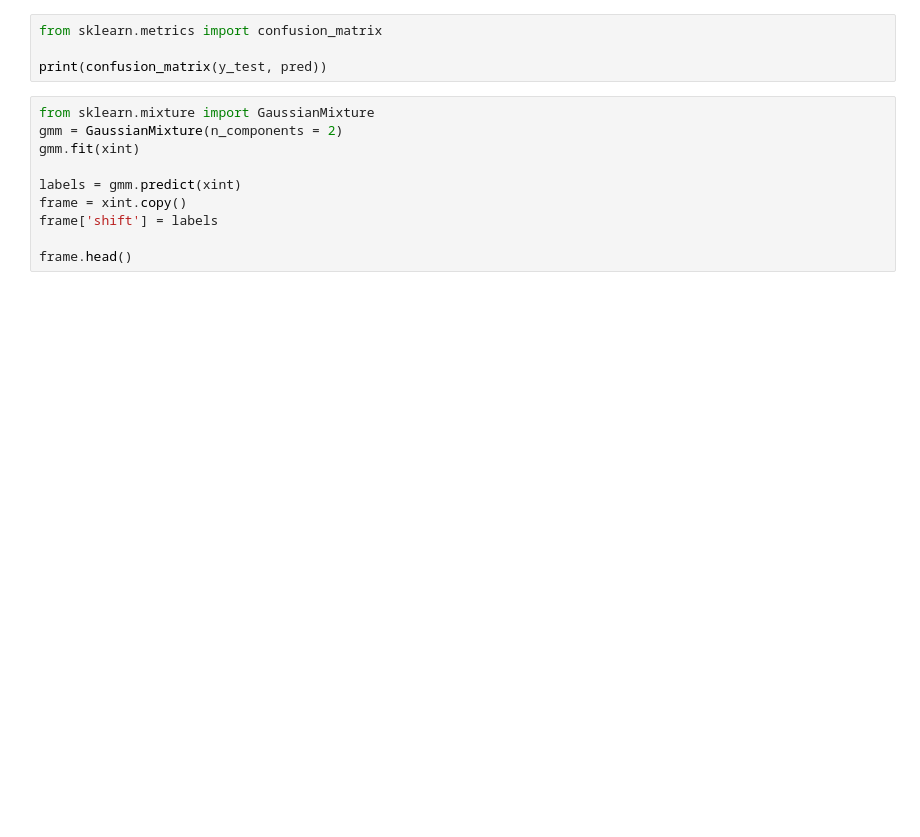
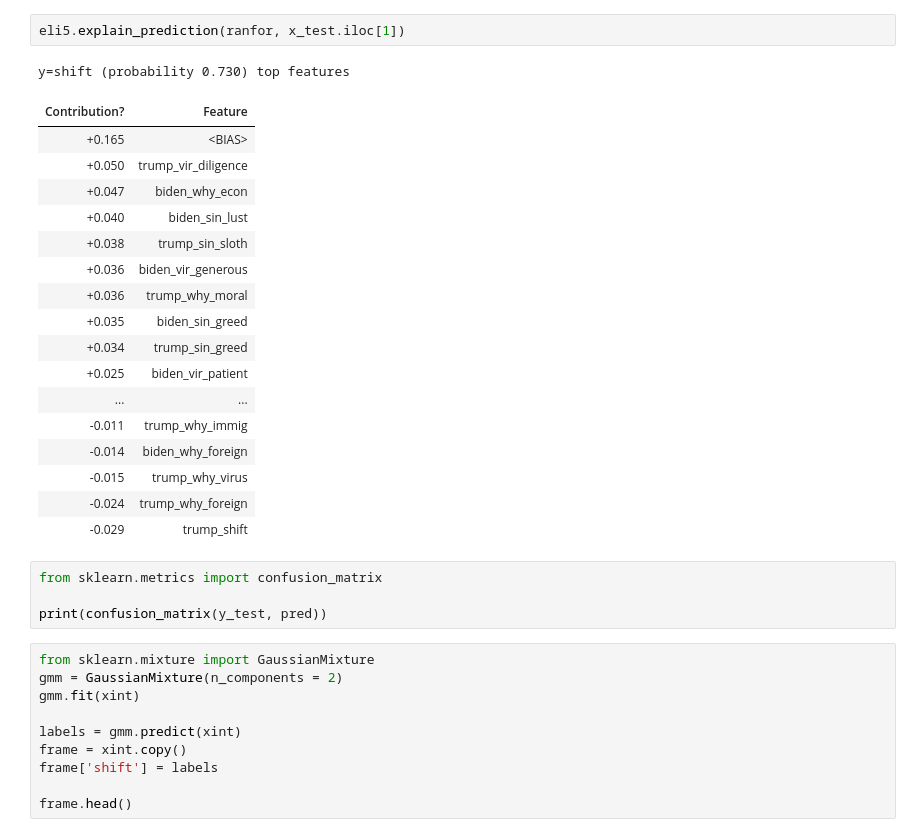
Before and after one commit to Asafmazar/VCG, a Jupyter notebook: VCG Analyses.ipynb, the cells around one changed output. Cells and saved outputs as stored; diff of their text form; blank space fills up the shorter version.

```diff
--- a/VCG Analyses.ipynb
+++ b/VCG Analyses.ipynb
@@ -142,3 +195,24 @@ shap.summary_plot(shap_sum[1], x_test)
+# %%
+eli5.explain_prediction(ranfor, x_test.iloc[1])
+# %% [output]
+y=shift (probability 0.730) top features
+| Contribution? | Feature |
+| +0.165 | <BIAS> |
+| +0.050 | trump_vir_diligence |
+| +0.047 | biden_why_econ |
+| +0.040 | biden_sin_lust |
+| +0.038 | trump_sin_sloth |
+| +0.036 | biden_vir_generous |
+| +0.036 | trump_why_moral |
+| +0.035 | biden_sin_greed |
+| +0.034 | trump_sin_greed |
+| +0.025 | biden_vir_patient |
+| ... | ... |
+| -0.011 | trump_why_immig |
+| -0.014 | biden_why_foreign |
+| -0.015 | trump_why_virus |
+| -0.024 | trump_why_foreign |
+| -0.029 | trump_shift |
 # %%
 from sklearn.metrics import confusion_matrix
 
```
Also changed, not shown: parts of 10 cells of this notebook.
